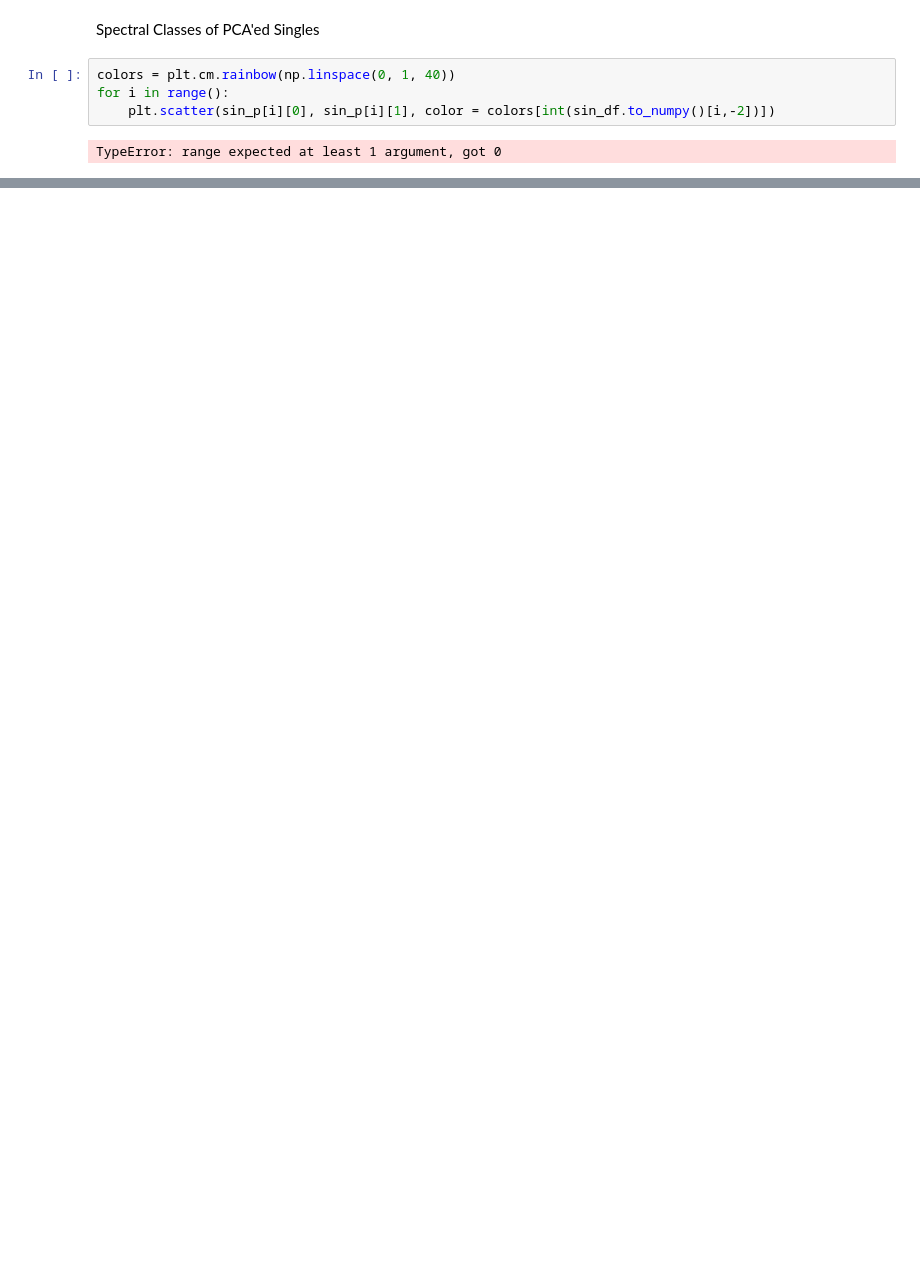
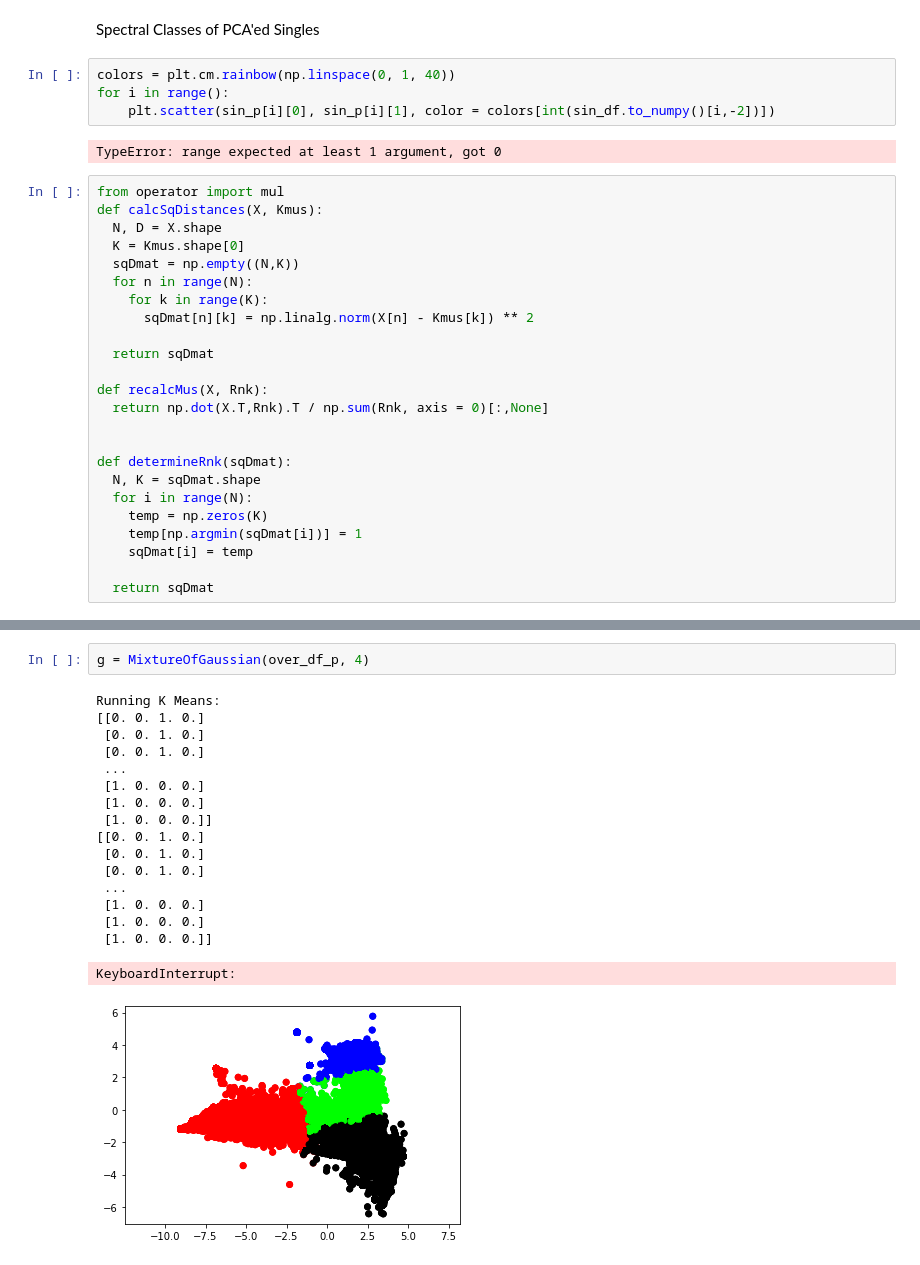
Before and after one commit to lukemcdermottt/Star-Lab, a Jupyter notebook: Phys-PCA.ipynb, the cells around one changed output, grey strips where cells are left out. Drawn from its saved outputs; the diff is of its cells as text; blank space fills up the shorter version.

```diff
--- a/Phys-PCA.ipynb
+++ b/Phys-PCA.ipynb
@@ -232,3 +270,27 @@ for i in range():
     plt.scatter(sin_p[i][0], sin_p[i][1], color = colors[int(sin_df.to_numpy()[i,-2])])
 # %% [output]
 TypeError: range expected at least 1 argument, got 0
+# %%
+from operator import mul
+def calcSqDistances(X, Kmus):
+  N, D = X.shape
+  K = Kmus.shape[0]
+  sqDmat = np.empty((N,K))
+  for n in range(N):
+    for k in range(K):
+      sqDmat[n][k] = np.linalg.norm(X[n] - Kmus[k]) ** 2
+
+  return sqDmat
+
+def recalcMus(X, Rnk):
+  return np.dot(X.T,Rnk).T / np.sum(Rnk, axis = 0)[:,None]
+
+
+def determineRnk(sqDmat):
+  N, K = sqDmat.shape
+  for i in range(N):
+    temp = np.zeros(K)
+    temp[np.argmin(sqDmat[i])] = 1
+    sqDmat[i] = temp
+
+  return sqDmat
@@ -234,0 +442,20 @@ TypeError: range expected at least 1 argument, got 0
+# %%
+g = MixtureOfGaussian(over_df_p, 4)
+# %% [output]
+Running K Means:
+[[0. 0. 1. 0.]
+ [0. 0. 1. 0.]
+ [0. 0. 1. 0.]
+ ...
+ [1. 0. 0. 0.]
+ [1. 0. 0. 0.]
+ [1. 0. 0. 0.]]
+[[0. 0. 1. 0.]
+ [0. 0. 1. 0.]
+ [0. 0. 1. 0.]
+ ...
+ [1. 0. 0. 0.]
+ [1. 0. 0. 0.]
+ [1. 0. 0. 0.]]
+KeyboardInterrupt:
+[figure, added]
```
Also changed, not shown: parts of 7 cells of this notebook, 5 other files.
